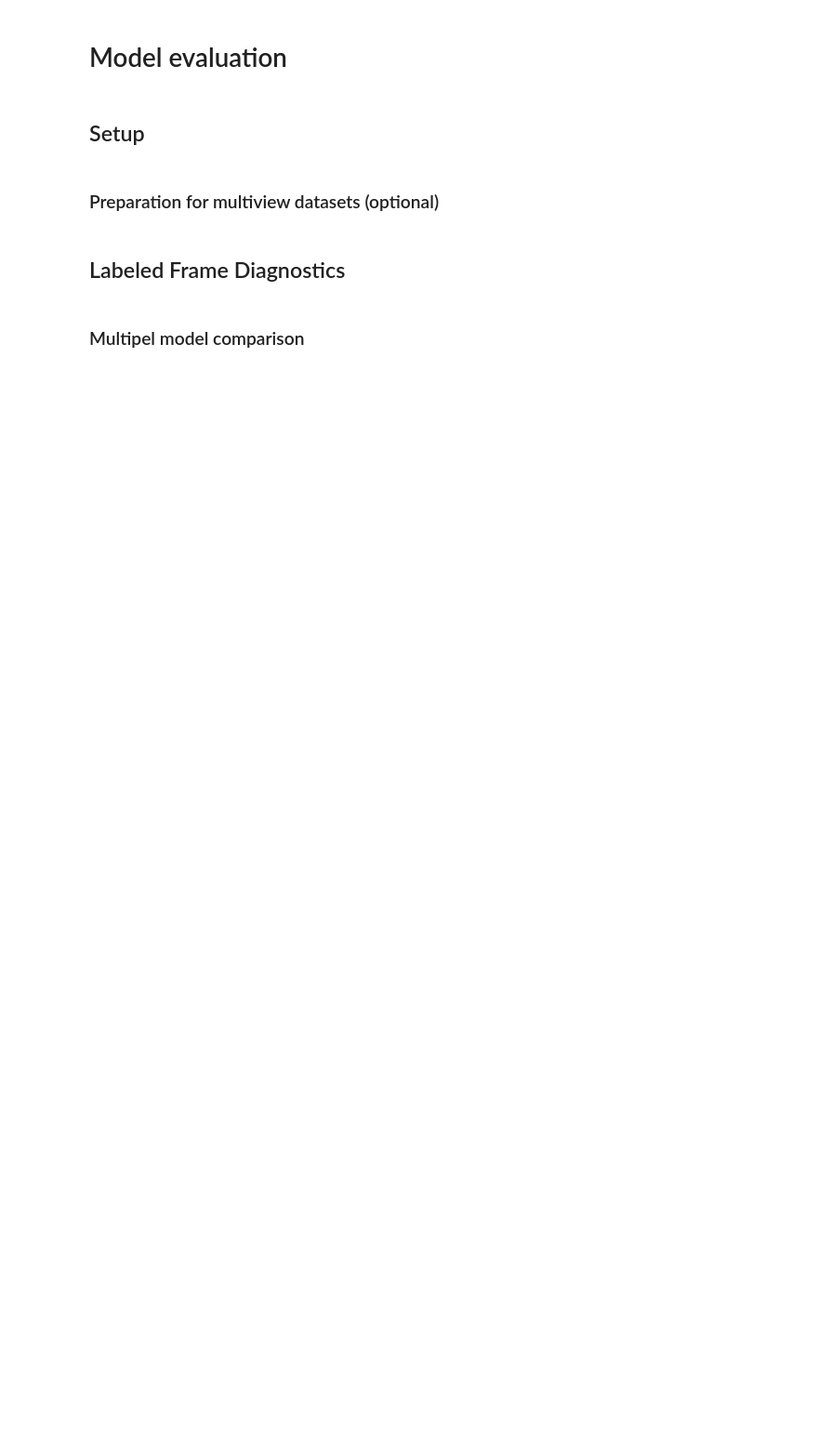
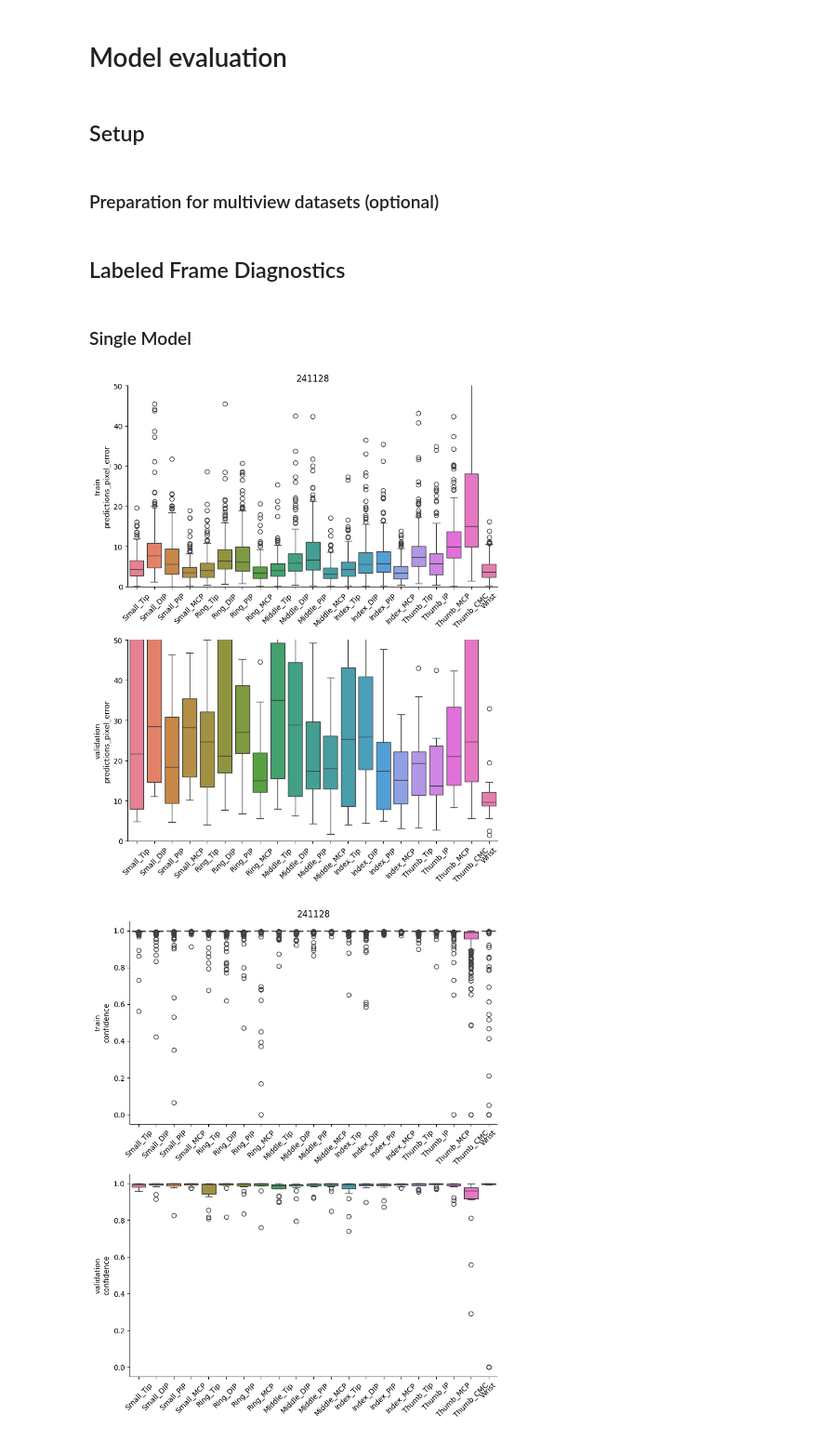
Before and after one commit to YitingChang/hand_tracking, a Jupyter notebook: Lightning-Pose/Visualization_model_evaluation.ipynb, the cells around one changed output. Shown at 93% size. Drawn from its saved outputs; the diff is of its cells as text; code cells hidden in the pictures; blank space fills up the shorter version.

```diff
--- a/Lightning-Pose/Visualization_model_evaluation.ipynb
+++ b/Lightning-Pose/Visualization_model_evaluation.ipynb
@@ -10,12 +10,17 @@ from matplotlib import pyplot as plt
 import seaborn as sns
 from omegaconf import DictConfig, OmegaConf
 
+output_dir = r"/home/yiting/Documents/GitHub/lightning-pose/outputs"
 
-output_dir = r"/home/yiting/Documents/GitHub/lightning-pose/outputs"
+# # Single model
+model_dirs = ["2024-11-27/16-31-40"]
+model_names = ["241128"]
+save_dir = r'/home/yiting/Documents/LP_projects/LP_241128/model_eval'
+
 # Pose PCA loss
-model_dirs = ["2024-08-12/18-04-44", "2024-08-09/15-12-36"]
-model_names = ["no_pose_pca", "pose_pca"]
-save_dir = r"/home/yiting/Documents/LP_projects/model_eval/pose_pca_loss"
+# model_dirs = ["2024-08-12/18-04-44", "2024-08-09/15-12-36"]
+# model_names = ["no_pose_pca", "pose_pca"]
+# save_dir = r"/home/yiting/Documents/LP_projects/model_eval/pose_pca_loss"
 
 # TCN
 # model_dirs = ["2024-08-12/18-04-44", "2024-08-09/16-34-04"]
@@ -43,8 +48,6 @@ for view in view_names:
 df_error_all.to_csv(os.path.join(output_dir, model_dir, "predictions_pixel_error.csv"))
 # %% [markdown]
 ## Labeled Frame Diagnostics
-# %% [markdown]
-### Multipel model comparison
 # %%
 # Load data
 dframes_metrics = defaultdict(dict)
@@ -74,3 +77,51 @@ for model_dir, model_name in zip(model_dirs, model_names):
             new_df['set'] = dframe.iloc[:,-1]
             dframes_metrics[model_name]["confidence"] = new_df
         df_data_types[model_name] = dframe.iloc[:, -1].unique()
+# %% [markdown]
+### Single Model
+# %%
+# Plot
+metric_names = dframes_metrics[model_names[0]].keys()  # Ensure this retrieves keys correctly
+data_types = df_data_types[model_names[0]]  # Assuming `df_data_types` contains lists for each model
+model_name = model_names[0]
+
+for me, metric in enumerate(metric_names):
+    # Create subplots for each metric
+    fig, axs = plt.subplots(len(data_types), 1, figsize=(8, 5 * len(data_types)))
+
+    # If there's only one subplot, axs won't be iterable. Convert to a list for consistency
+    if len(data_types) == 1:
+        axs = [axs]
+
+    df = dframes_metrics[model_name][metric]  # Get the data frame for the current metric
+
+    for d, data_type in enumerate(data_types):
+        # Filter the dataframe by data type
+        df_data_type = df[df['set'] == data_type]
+        df_kp = df_data_type[keypoint_names]  # Select only keypoint-related columns
+
+        # Plot using seaborn's boxplot
+        sns.boxplot(data=df_kp, ax=axs[d])  # Use axs[d] instead of [d, 0]
+
+        # Setup title, labels, axes
+        axs[d].spines['top'].set_visible(False)
+        axs[d].spines['right'].set_visible(False)
+        axs[d].tick_params(axis='x', rotation=45)  # Rotate x-tick labels
+        axs[d].set_ylabel(data_type + "\n" + metric)
+        if "pixel" in metric:
+            axs[d].set_ylim(0, 50)
+        if d == 0:
+            axs[d].set_title(model_name)
+
+    # Adjust layout to prevent overlap
+    plt.tight_layout()
+
+    # Save the figure
+    save_path = os.path.join(save_dir, f"{metric}.png")
+    plt.savefig(save_path)
+
+    # # Close the figure to free memory
+    # plt.close(fig)
+# %% [output]
+[figure, added]
+[figure, added]
```
Also changed, not shown: parts of 6 cells of this notebook, 42 other files.
